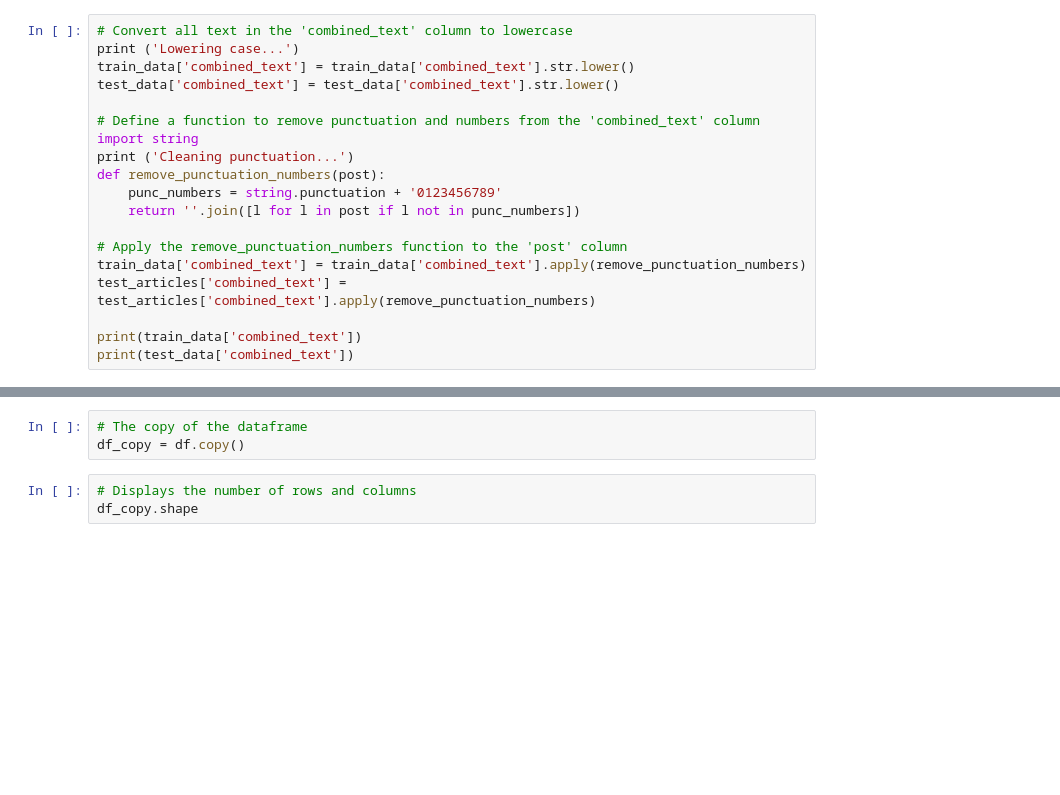
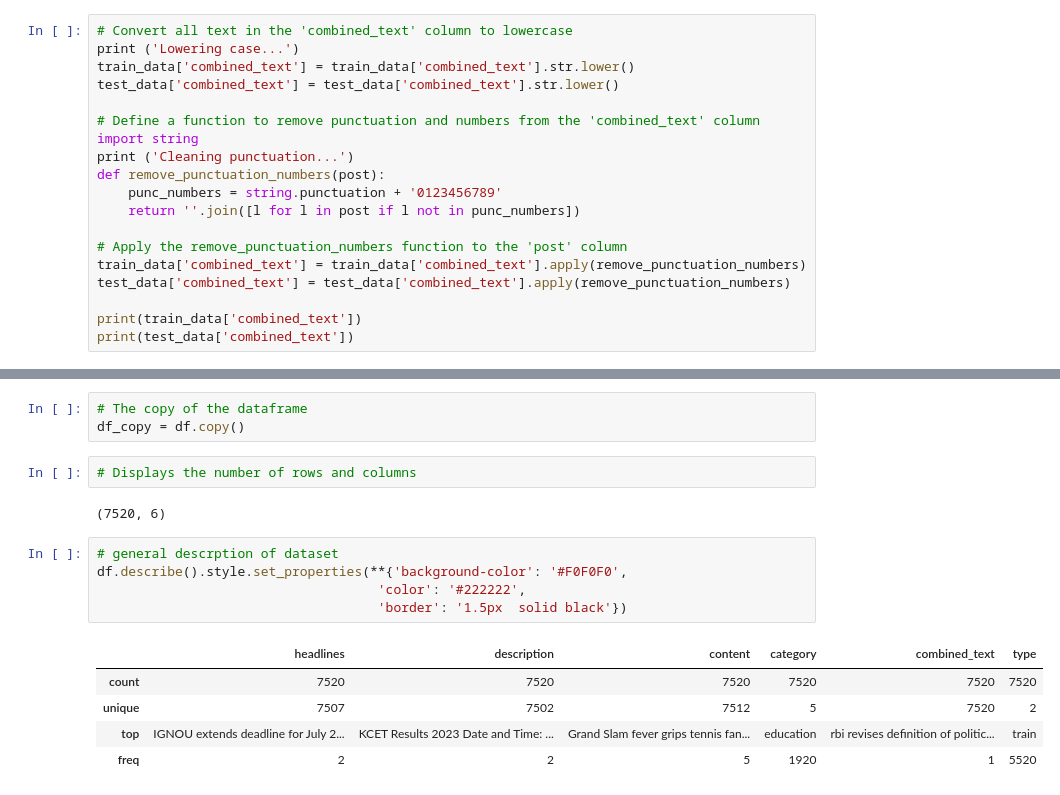
Before and after one commit to Nomathemba149/2401PTDS_Classification_Project-main, a Jupyter notebook: Classifucation Project Notebook.ipynb, the cells around one changed output, grey strips where cells are left out. Drawn from its saved outputs; the diff is of its cells as text; blank space fills up the shorter version.

```diff
--- a/Classifucation Project Notebook.ipynb
+++ b/Classifucation Project Notebook.ipynb
@@ -173,7 +184,7 @@ def remove_punctuation_numbers(post):
 
 # Apply the remove_punctuation_numbers function to the 'post' column
 train_data['combined_text'] = train_data['combined_text'].apply(remove_punctuation_numbers)
-test_articles['combined_text'] = test_articles['combined_text'].apply(remove_punctuation_numbers)
+test_data['combined_text'] = test_data['combined_text'].apply(remove_punctuation_numbers)
 
 print(train_data['combined_text'])
 print(test_data['combined_text'])
@@ -301,4 +306,16 @@ pd.set_option("display.max_columns", None)
 df_copy = df.copy()
 # %%
 # Displays the number of rows and columns
-df_copy.shape
+# %% [output]
+(7520, 6)
+# %%
+# general descrption of dataset
+df.describe().style.set_properties(**{'background-color': '#F0F0F0',
+                                    'color': '#222222',
+                                    'border': '1.5px  solid black'})
+# %% [output]
+|  | headlines | description | content | category | combined_text | type |
+| count | 7520 | 7520 | 7520 | 7520 | 7520 | 7520 |
+| unique | 7507 | 7502 | 7512 | 5 | 7520 | 2 |
+| top | IGNOU extends deadline for July 2... | KCET Results 2023 Date and Time: ... | Grand Slam fever grips tennis fan... | education | rbi revises definition of politic... | train |
+| freq | 2 | 2 | 5 | 1920 | 1 | 5520 |
```
Also changed, not shown: parts of 10 cells of this notebook.
